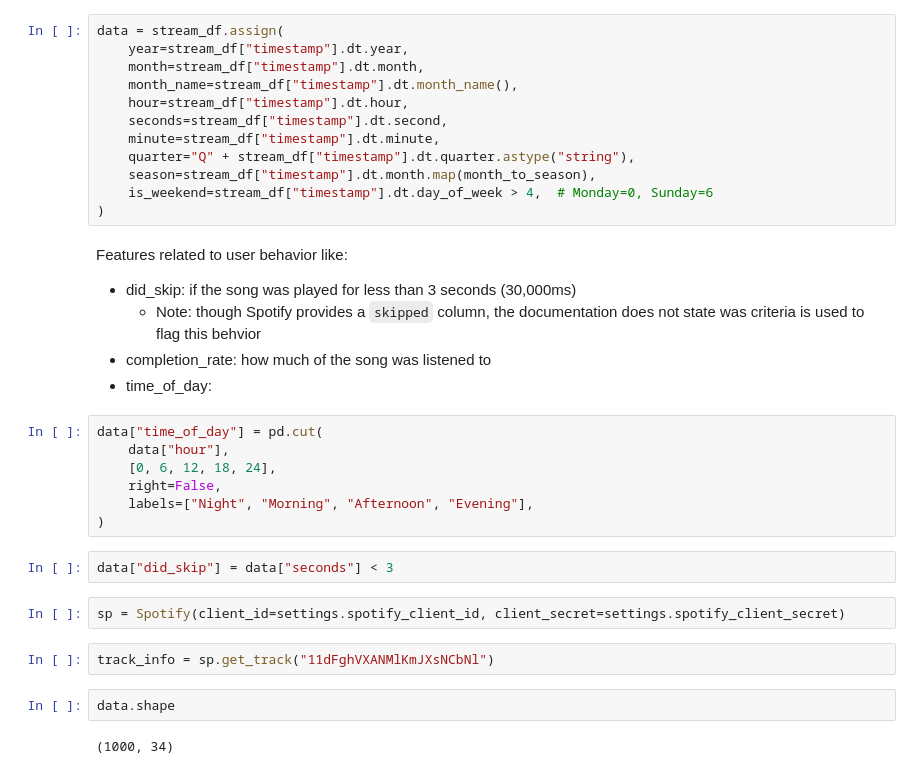
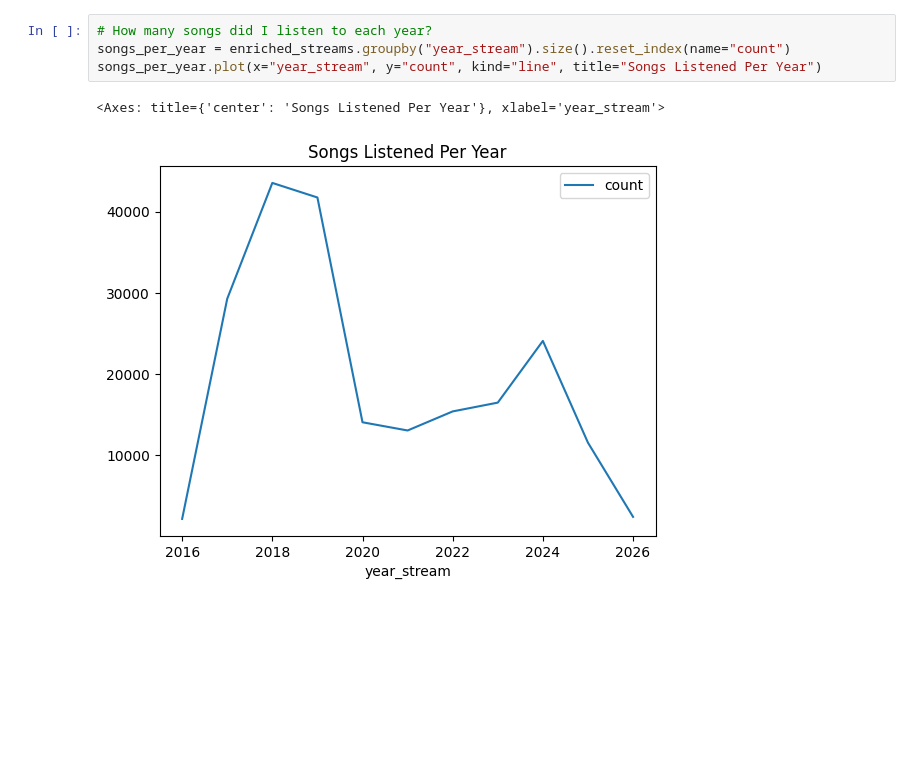
Before and after one commit to ab1608/Spotify_ML_Demo, a Jupyter notebook: notebooks/01_explore.ipynb, the cells around one changed output. Drawn from its saved outputs; the diff is of its cells as text; blank space fills up the shorter version.

```diff
--- a/notebooks/01_explore.ipynb
+++ b/notebooks/01_explore.ipynb
@@ -67,35 +27,7 @@ month_to_season = {
-# %%
-data = stream_df.assign(
-    year=stream_df["timestamp"].dt.year,
-    month=stream_df["timestamp"].dt.month,
-    month_name=stream_df["timestamp"].dt.month_name(),
-    hour=stream_df["timestamp"].dt.hour,
-    seconds=stream_df["timestamp"].dt.second,
-    minute=stream_df["timestamp"].dt.minute,
-    quarter="Q" + stream_df["timestamp"].dt.quarter.astype("string"),
-    season=stream_df["timestamp"].dt.month.map(month_to_season),
-    is_weekend=stream_df["timestamp"].dt.day_of_week > 4,  # Monday=0, Sunday=6
-)
-# %% [markdown]
-Features related to user behavior like:
-- did_skip: if the song was played for less than 3 seconds (30,000ms)
-  - Note: though Spotify provides a `skipped` column, the documentation does not state was criteria is used to flag this behvior
-- completion_rate: how much of the song was listened to
-- time_of_day:
-# %%
-data["time_of_day"] = pd.cut(
-    data["hour"],
-    [0, 6, 12, 18, 24],
-    right=False,
-    labels=["Night", "Morning", "Afternoon", "Evening"],
-)
-# %%
-data["did_skip"] = data["seconds"] < 3
-# %%
-sp = Spotify(client_id=settings.spotify_client_id, client_secret=settings.spotify_client_secret)
-# %%
-track_info = sp.get_track("11dFghVXANMlKmJXsNCbNl")
-# %%
-data.shape
-# %% [output]
-(1000, 34)
+# %%
+# How many songs did I listen to each year?
+songs_per_year = enriched_streams.groupby("year_stream").size().reset_index(name="count")
+songs_per_year.plot(x="year_stream", y="count", kind="line", title="Songs Listened Per Year")
+# %% [output]
+<Axes: title={'center': 'Songs Listened Per Year'}, xlabel='year_stream'>
+[figure, added]
```
Also changed, not shown: parts of 12 cells of this notebook, 2 other files.
